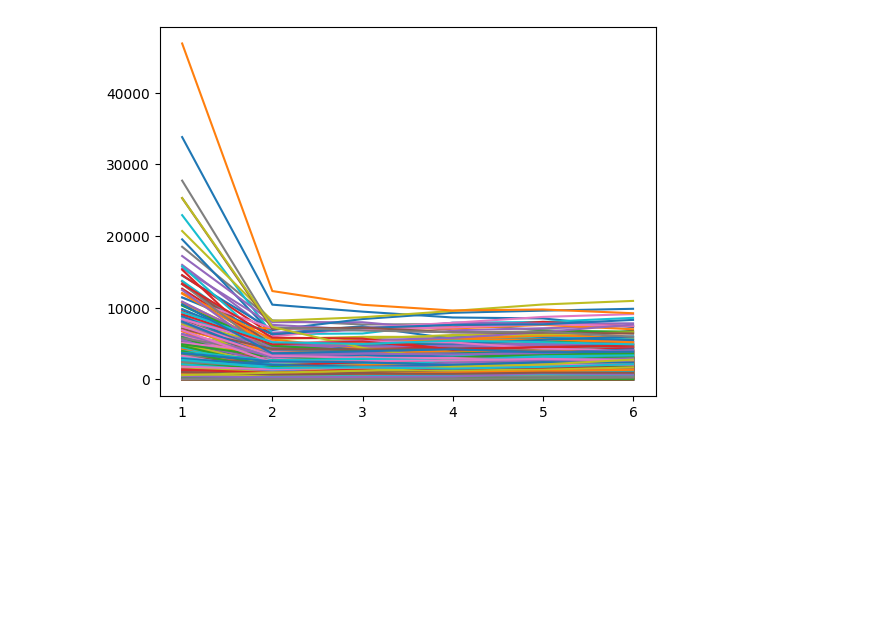
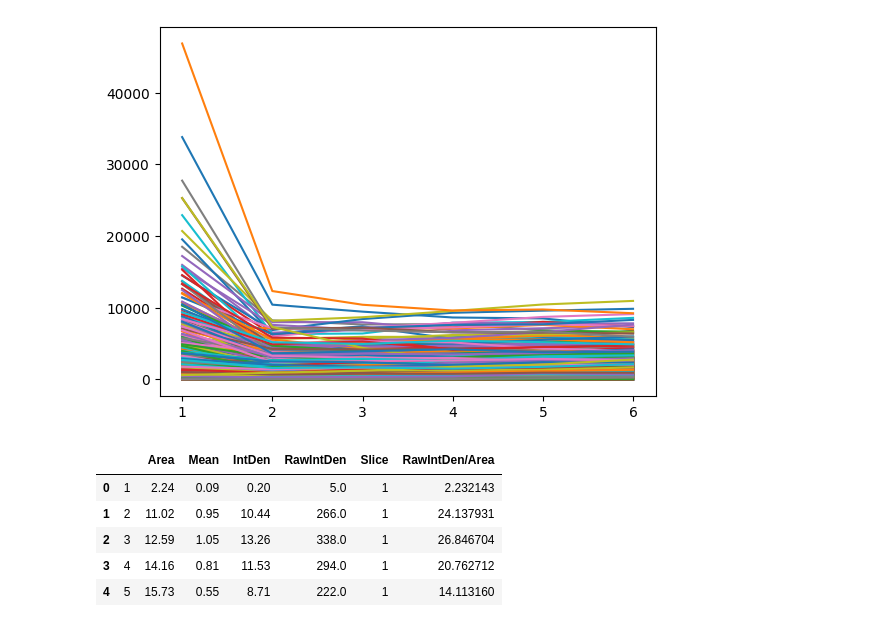
Before and after one commit to jaugenst/pyimagej_workflows, a Jupyter notebook: notebooks/single_bact_quant_2.ipynb, the cells around one changed output. Saved outputs shown, nothing was run; the diff lists cells and outputs as text; code cells hidden in the pictures; blank space fills up the shorter version.

Commit message:
modified single bact quant 2
added a step to calculate the ratio  of rawintden by area for each measurement csv files
with a final concatenation. This is for future statistical analysis by cluster

```diff
--- a/notebooks/single_bact_quant_2.ipynb
+++ b/notebooks/single_bact_quant_2.ipynb
@@ -647,21 +638,61 @@ for file_path in file_list:
     for csv in file_list2:
         if csv.endswith('LC3_channel.csv'):
             df= pandas.read_csv(csv)
+            norm_raw = []
             basename = os.path.basename(csv)
             roi_number = basename.split("_")[0]
             cell_name = f"{corename}_{roi_number}"
-            df.rename(columns={'Mean': cell_name}, inplace=True)
+            for i in range(len(df)):
+                ratio = df['RawIntDen'][i] / df['Area'][i]
+                norm_raw.append(ratio)
+            df[cell_name] = norm_raw
             df_lc3_list.append(df[cell_name])
 
         if csv.endswith('gal3_channel.csv'):
             df= pandas.read_csv(csv)
+            norm_raw = []
             basename = os.path.basename(csv)
             roi_number = basename.split("_")[0]
             cell_name = f"{corename}_{roi_number}"
-            df.rename(columns={'Mean': cell_name}, inplace=True)
+            for i in range(len(df)):
+                ratio = df['RawIntDen'][i] / df['Area'][i]
+                norm_raw.append(ratio)
+            df[cell_name] = norm_raw
             df_gal3_list.append(df[cell_name])
 
 result_lc3 = pandas.concat(df_lc3_list, axis=1)
 result_gal3 = pandas.concat(df_gal3_list, axis=1)
 result_lc3.to_csv(f"{directory_path}LC3_numbers.csv")
 result_gal3.to_csv(f"{directory_path}gal3_numbers.csv")
+# %%
+for i in range(len(df)):
+    # If the current cell value in the "Slice" column is 1,
+    if df['Slice'][i] == 1:
+        # Sum the "Total Area" column for the next 10 rows.
+        #slice_number = 10  # You need to define slice_number and slice_distance
+        #slice_distance = 1  # You need to define slice_number and slice_distance
+        bacterial_area = df['Total Area'][i:i + slice_number].sum()
+        bacterial_volume = bacterial_area * slice_distance
+        # Create a DataFrame with the current pattern number and the total area.
+        result_df = pandas.DataFrame({'bacterial_volume': [bacterial_volume]}, index=[i])
+        results.append(result_df)
+# %%
+root = tk.Tk()
+root.withdraw()
+dataset = filedialog.askopenfilename()
+# %%
+df = pandas.read_csv(dataset)
+# %%
+norm_raw = []
+for i in range(len(df)):
+    ratio = df['RawIntDen'][i] / df['Area'][i]
+    norm_raw.append(ratio)
+df['RawIntDen/Area'] = norm_raw
+df.head()
+# %% [output]
+|  |  | Area | Mean | IntDen | RawIntDen | Slice | RawIntDen/Area |
+| 0 | 1 | 2.24 | 0.09 | 0.20 | 5.0 | 1 | 2.232143 |
+| 1 | 2 | 11.02 | 0.95 | 10.44 | 266.0 | 1 | 24.137931 |
+| 2 | 3 | 12.59 | 1.05 | 13.26 | 338.0 | 1 | 26.846704 |
+| 3 | 4 | 14.16 | 0.81 | 11.53 | 294.0 | 1 | 20.762712 |
+| 4 | 5 | 15.73 | 0.55 | 8.71 | 222.0 | 1 | 14.113160 |
```
Also changed, not shown: parts of 2 cells of this notebook.
